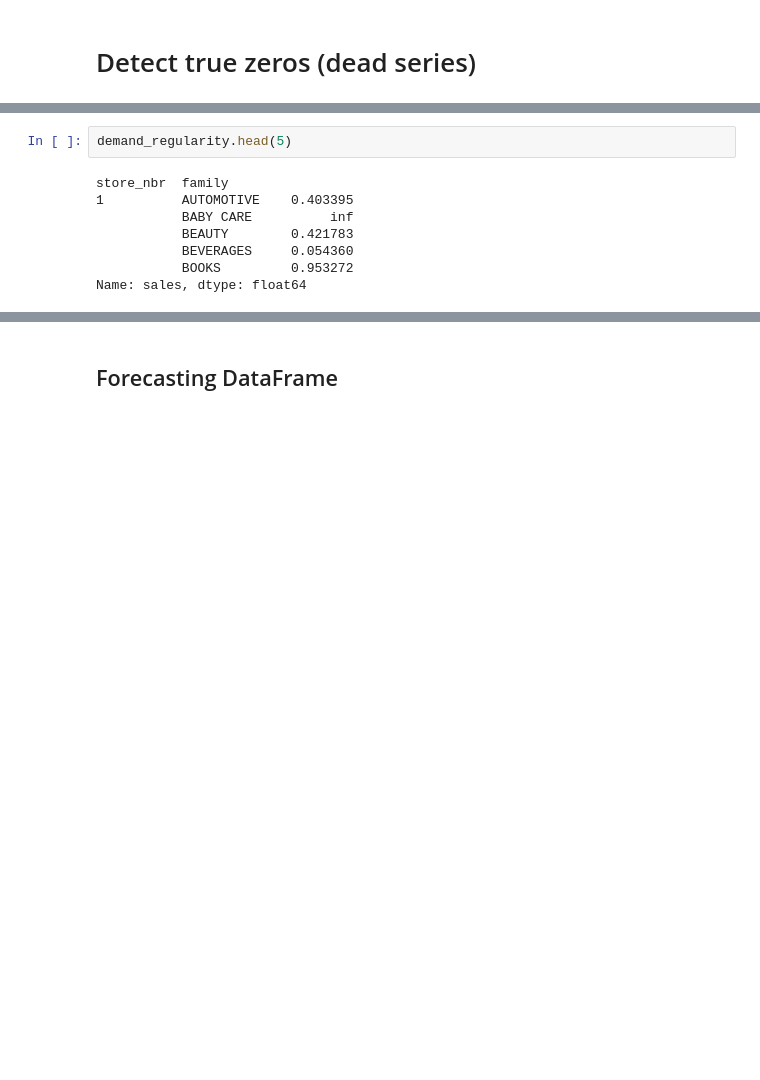
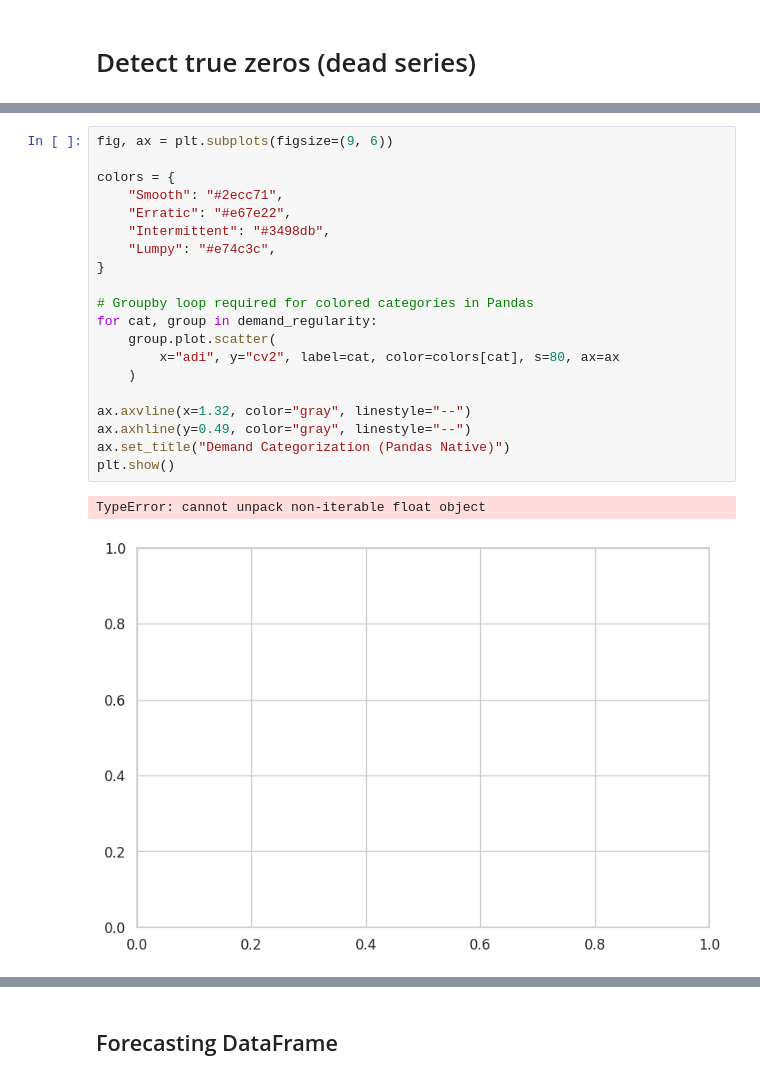
Before and after one commit to on1link/nixtla-store-sales-forecasting, a Jupyter notebook: notebooks/store_forecasting.ipynb, the cells around one changed output, grey strips where cells are left out. Saved outputs shown, nothing was run; the diff lists cells and outputs as text; blank space fills up the shorter version.

```diff
--- a/notebooks/store_forecasting.ipynb
+++ b/notebooks/store_forecasting.ipynb
@@ -577,13 +589,26 @@ demand_regularity = train.groupby(['store_nbr', 'family'])["sales"].apply(demand
 # %%
-demand_regularity.head(5)
+fig, ax = plt.subplots(figsize=(9, 6))
+
+colors = {
+    "Smooth": "#2ecc71",
+    "Erratic": "#e67e22",
+    "Intermittent": "#3498db",
+    "Lumpy": "#e74c3c",
+}
+
+# Groupby loop required for colored categories in Pandas
+for cat, group in demand_regularity:
+    group.plot.scatter(
+        x="adi", y="cv2", label=cat, color=colors[cat], s=80, ax=ax
+    )
+
+ax.axvline(x=1.32, color="gray", linestyle="--")
+ax.axhline(y=0.49, color="gray", linestyle="--")
+ax.set_title("Demand Categorization (Pandas Native)")
+plt.show()
 # %% [output]
-store_nbr  family
-1          AUTOMOTIVE    0.403395
-           BABY CARE          inf
-           BEAUTY        0.421783
-           BEVERAGES     0.054360
-           BOOKS         0.953272
-Name: sales, dtype: float64
+TypeError: cannot unpack non-iterable float object
+[figure, added]
 # %% [markdown]
 # Zero handling strategy
 
```
Also changed, not shown: parts of 16 cells of this notebook.
